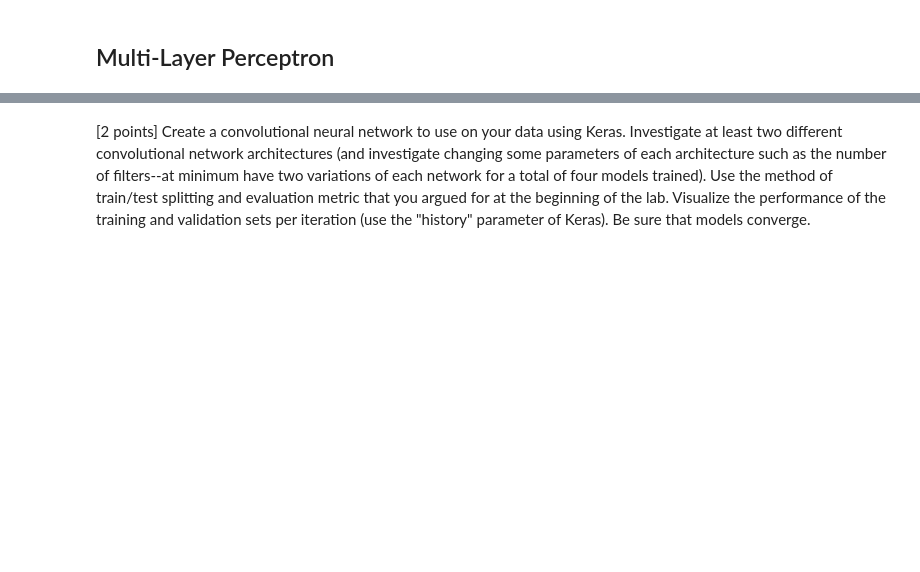
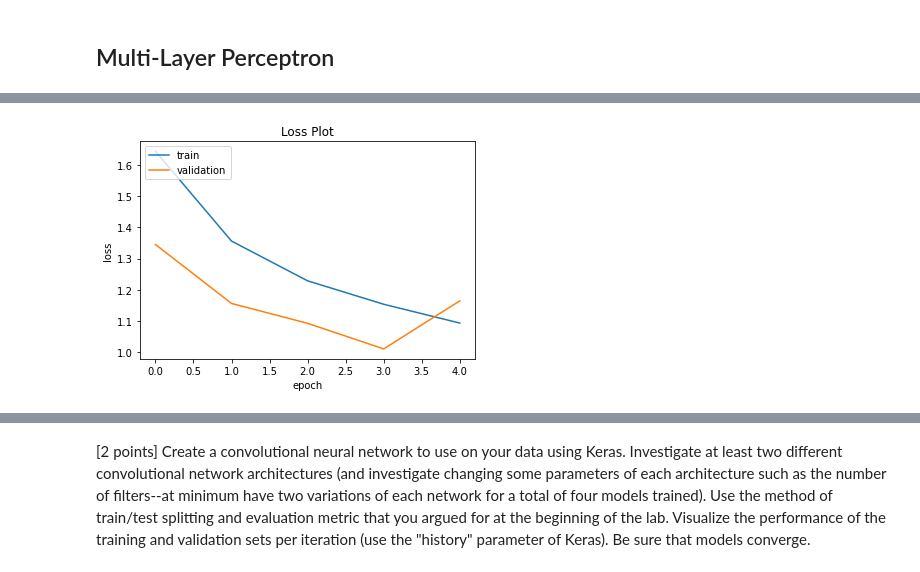
Before and after one commit to lukedemaio/MLLab06, a Jupyter notebook: Lab 6.ipynb, the cells around one changed output, grey strips where cells are left out. Saved outputs shown, nothing was run; the diff lists cells and outputs as text; code cells hidden in the pictures; blank space fills up the shorter version.

```diff
--- a/Lab 6.ipynb
+++ b/Lab 6.ipynb
@@ -222,22 +258,20 @@ print(X_train.shape[1:])
 cnn1 = Sequential()
 cnn1.add(Conv2D(filters=16,
                 input_shape=X_train.shape[1:],
-                kernel_size=(3,3),
+                kernel_size=(2,2),
                 padding='same',
                 activation='relu',
                 data_format='channels_last'))
 cnn1.add(Conv2D(filters=32,
                 input_shape=X_train.shape[1:],
-                kernel_size=(3,3),
+                kernel_size=(2,2),
                 padding='same',
                 activation='relu',))
 
 cnn1.add(MaxPooling2D(pool_size=(2,2),
                       data_format='channels_last'))
-cnn1.add(Dropout(0.25))
 cnn1.add(Flatten())
-cnn1.add(Dense(128,activation='relu'))
-cnn1.add(Dropout(0.5))
+cnn1.add(Dense(256,activation='relu'))
 cnn1.add(Dense(num_classes))
 cnn1.add(Activation('softmax'))
 
@@ -245,7 +279,7 @@ cnn1.compile(loss='categorical_crossentropy',
               optimizer='rmsprop',
               metrics=['accuracy'])
 
-cnn1.fit(datagen.flow(X_train, y_train_hot,
+history = cnn1.fit(datagen.flow(X_train, y_train_hot,
         batch_size=128), steps_per_epoch = len(X_train)/128, epochs=5,
         shuffle=True, verbose=1, validation_data=(X_test,y_test_hot))
 # %% [output]
@@ -428,0 +298,4 @@ Wall time: 4min 4s
+# %%
+loss_plot(history)
+# %% [output]
+[figure, added]
```
Also changed, not shown: parts of 34 cells of this notebook.
